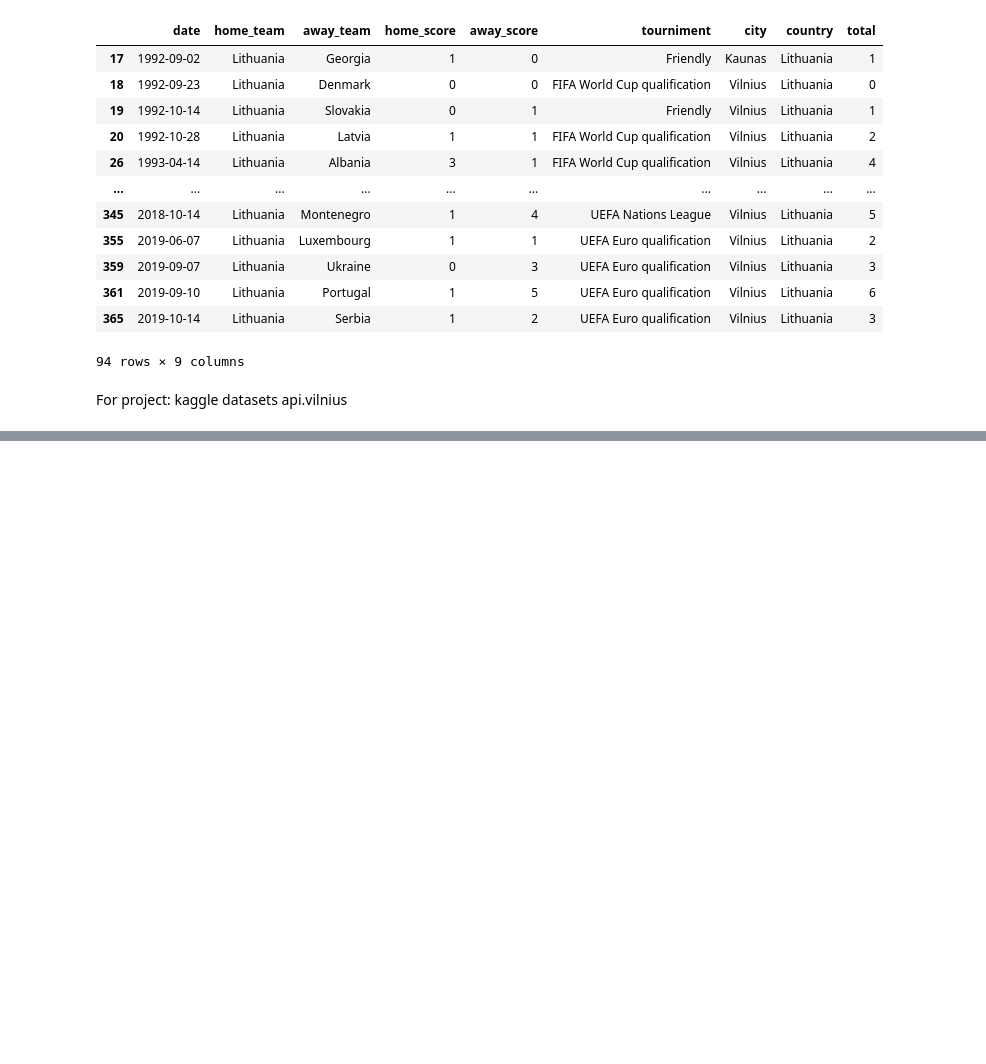
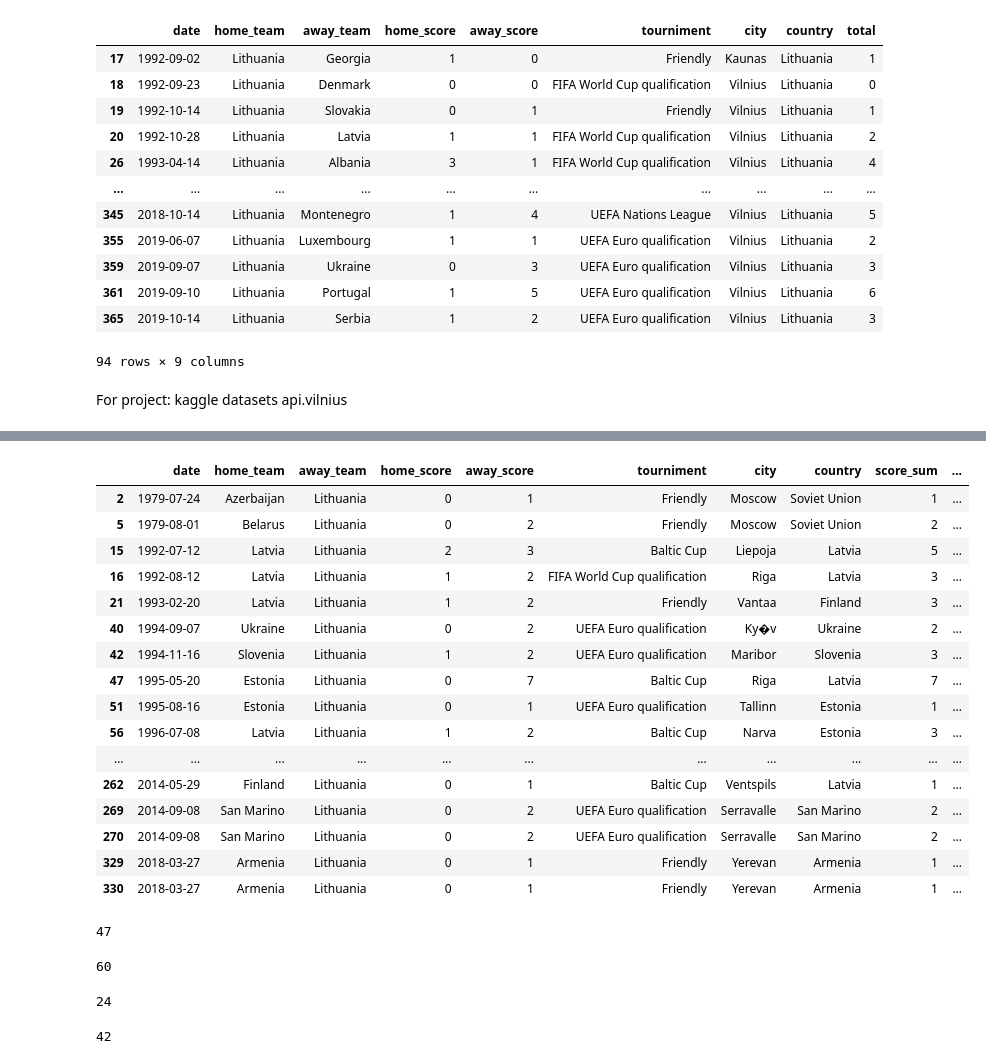
Before and after one commit to rutasp/introduction_python, a Jupyter notebook: Practice.ipynb, the cells around one changed output, grey strips where cells are left out. Drawn from its saved outputs; the diff is of its cells as text; code cells hidden in the pictures; blank space fills up the shorter version.

```diff
--- a/Practice.ipynb
+++ b/Practice.ipynb
@@ -3923,0 +3928,4 @@ api.vilnius
+# %%
+import pandas as pd
+df = pd.read_csv('LT.csv')
+df
@@ -3923,0 +3946,4 @@ api.vilnius
+# %%
+# 1. Create a new column to calculate the amount of goals scored
+df['score_sum'] = df['home_score'] + df['away_score']
+df
@@ -3923,0 +3964,4 @@ api.vilnius
+# %%
+# 2. Create a new column to calculate the goal difference
+df['score_diff'] = df['home_score'] - df['away_score']
+df
@@ -3923,0 +4047,47 @@ api.vilnius
+# %%
+# 6. How many matches did Lithuania win by playing abroad?
+df[ (df['away_team'] == 'Lithuania') & ( df['score_diff'] < 0 ) ]
+# print (len(df[ (df['away_team'] == 'Lithuania') & ( df['score_diff'] < 0 ) ] ) ) # extracting row count option 1
+# df.shape[0] # extracting row count option 2
+# %% [output]
+|  | date | home_team | away_team | home_score | away_score | tourniment | city | country | score_sum | ... |
+| 2 | 1979-07-24 | Azerbaijan | Lithuania | 0 | 1 | Friendly | Moscow | Soviet Union | 1 | ... |
+| 5 | 1979-08-01 | Belarus | Lithuania | 0 | 2 | Friendly | Moscow | Soviet Union | 2 | ... |
+| 15 | 1992-07-12 | Latvia | Lithuania | 2 | 3 | Baltic Cup | Liepoja | Latvia | 5 | ... |
+| 16 | 1992-08-12 | Latvia | Lithuania | 1 | 2 | FIFA World Cup qualification | Riga | Latvia | 3 | ... |
+| 21 | 1993-02-20 | Latvia | Lithuania | 1 | 2 | Friendly | Vantaa | Finland | 3 | ... |
+| 40 | 1994-09-07 | Ukraine | Lithuania | 0 | 2 | UEFA Euro qualification | Ky�v | Ukraine | 2 | ... |
+| 42 | 1994-11-16 | Slovenia | Lithuania | 1 | 2 | UEFA Euro qualification | Maribor | Slovenia | 3 | ... |
+| 47 | 1995-05-20 | Estonia | Lithuania | 0 | 7 | Baltic Cup | Riga | Latvia | 7 | ... |
+| 51 | 1995-08-16 | Estonia | Lithuania | 0 | 1 | UEFA Euro qualification | Tallinn | Estonia | 1 | ... |
+| 56 | 1996-07-08 | Latvia | Lithuania | 1 | 2 | Baltic Cup | Narva | Estonia | 3 | ... |
+| ... | ... | ... | ... | ... | ... | ... | ... | ... | ... | ... |
+| 262 | 2014-05-29 | Finland | Lithuania | 0 | 1 | Baltic Cup | Ventspils | Latvia | 1 | ... |
+| 269 | 2014-09-08 | San Marino | Lithuania | 0 | 2 | UEFA Euro qualification | Serravalle | San Marino | 2 | ... |
+| 270 | 2014-09-08 | San Marino | Lithuania | 0 | 2 | UEFA Euro qualification | Serravalle | San Marino | 2 | ... |
+| 329 | 2018-03-27 | Armenia | Lithuania | 0 | 1 | Friendly | Yerevan | Armenia | 1 | ... |
+| 330 | 2018-03-27 | Armenia | Lithuania | 0 | 1 | Friendly | Yerevan | Armenia | 1 | ... |
+# %%
+# 7. How many matches did Lithuania win by playing in Lithuania?
+df[ (df['home_team'] == 'Lithuania') & ( df['score_diff'] > 0 ) & (df['country'] == 'Lithuania' ) ]
+print (len(df[ (df['home_team'] == 'Lithuania') & ( df['score_diff'] > 0 ) & (df['country'] == 'Lithuania' ) ] ) )
+# %% [output]
+47
+# %%
+# 8. How many matches did Lithuania lose by playing in Lithuania?
+df[ (df['home_team'] == 'Lithuania') & ( df['score_diff'] < 0 ) & (df['country'] == 'Lithuania' ) ]
+print (len( df[ (df['home_team'] == 'Lithuania') & ( df['score_diff'] < 0 ) & (df['country'] == 'Lithuania' ) ] ) )
+# %% [output]
+60
+# %%
+# 9. How many matches did Lithuanians play in a draw at home?
+df[ (df['home_team'] == 'Lithuania') & ( df['score_diff'] == 0 ) & (df['country'] == 'Lithuania' ) ]
+print (len( df[ (df['home_team'] == 'Lithuania') & ( df['score_diff'] == 0 ) & (df['country'] == 'Lithuania' ) ] ) )
+# %% [output]
+24
+# %%
+# 10. How many matches did Lithuanians play in a draw when playing abroad?
+df[ (df['away_team'] == 'Lithuania') & ( df['score_diff'] == 0 ) ]
+print (len(df[ (df['away_team'] == 'Lithuania') & ( df['score_diff'] == 0 ) ]) )
+# %% [output]
+42
```
Also changed, not shown: parts of 25 cells of this notebook, 2 other files.
